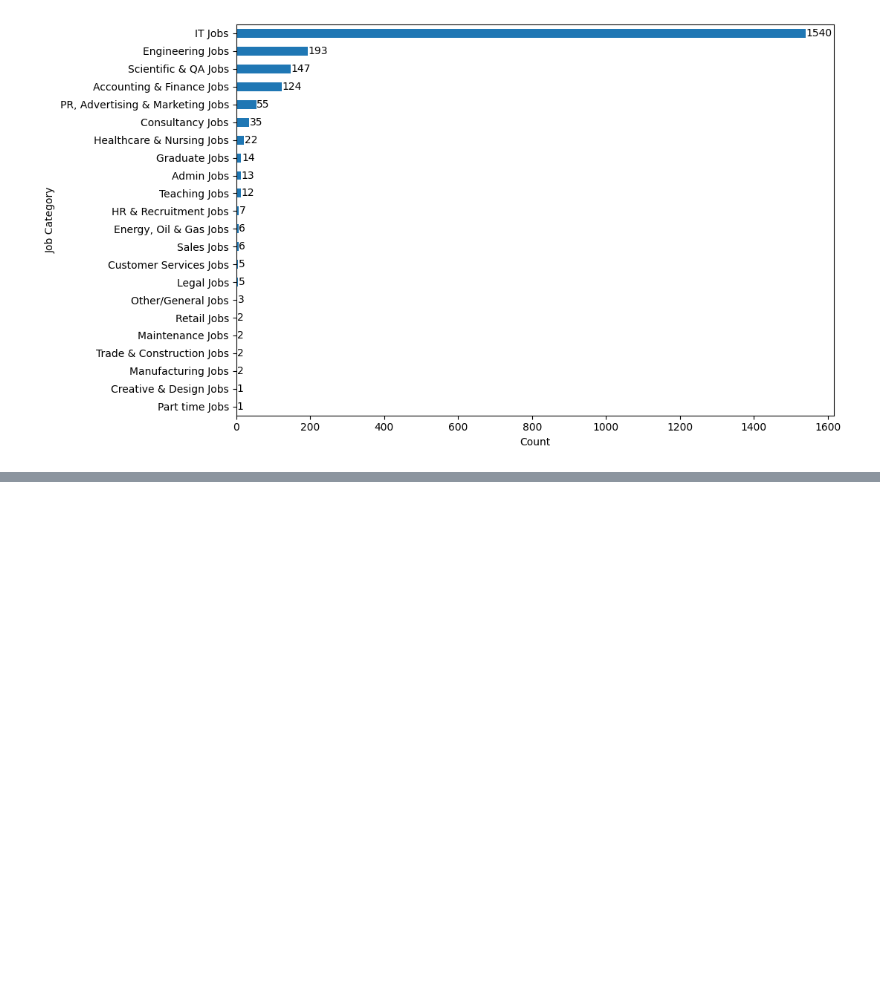
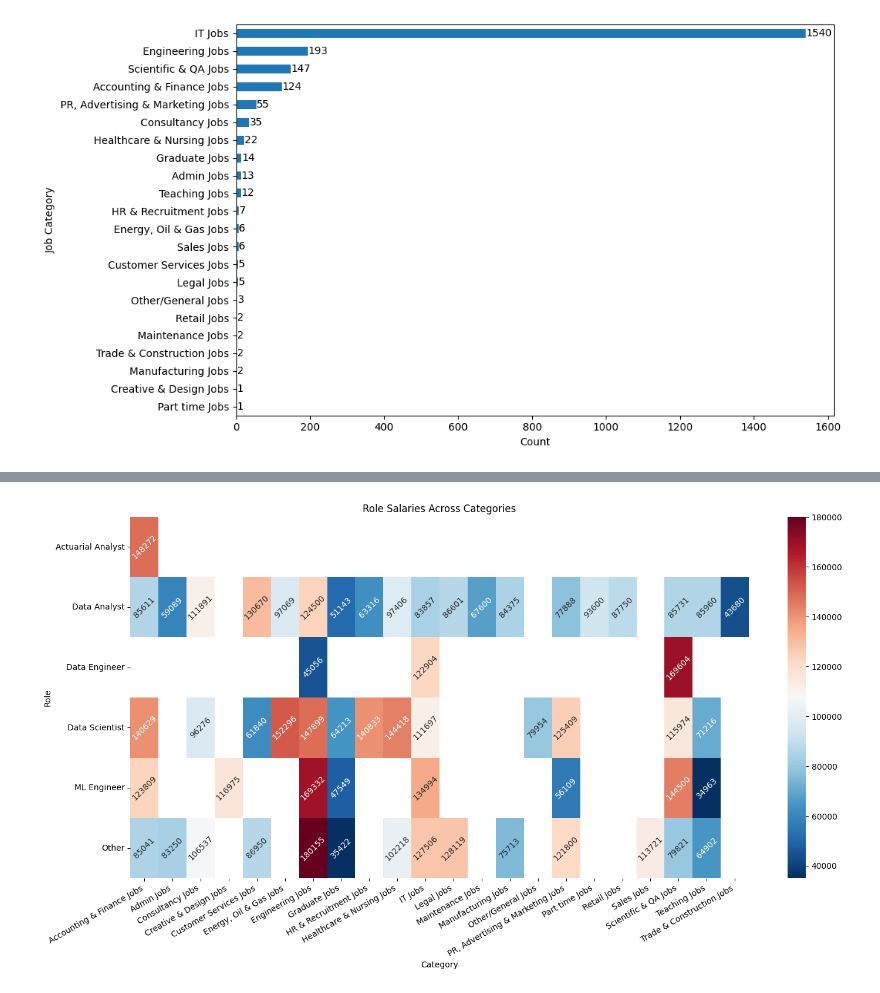
Before and after one commit to Lennykiruthu/jobs-analysis, a Jupyter notebook: jobs_analysis.ipynb, the cells around one changed output, grey strips where cells are left out. Saved outputs shown, nothing was run; the diff lists cells and outputs as text; code cells hidden in the pictures; blank space fills up the shorter version.

```diff
--- a/jobs_analysis.ipynb
+++ b/jobs_analysis.ipynb
@@ -221,0 +210,14 @@ Data Analyst (Sports betting sector experience required) Location: London (Hybri
+# %%
+pivot = jobs_df.pivot_table(index='role', columns='category', values='salary_avg', aggfunc='mean')
+fig, ax = plt.subplots(figsize=(17,8))
+sns.heatmap(pivot, fmt='.0f', cmap='RdBu_r', annot=True, ax=ax
+    , annot_kws={
+        'rotation' : 45
+    })
+plt.xlabel('Category')
+plt.xticks(rotation=30, ha='right')
+plt.ylabel('Role')
+plt.title('Role Salaries Across Categories')
+plt.show()
+# %% [output]
+[figure, added]
```
Also changed, not shown: parts of 12 cells of this notebook, 1 other file.
